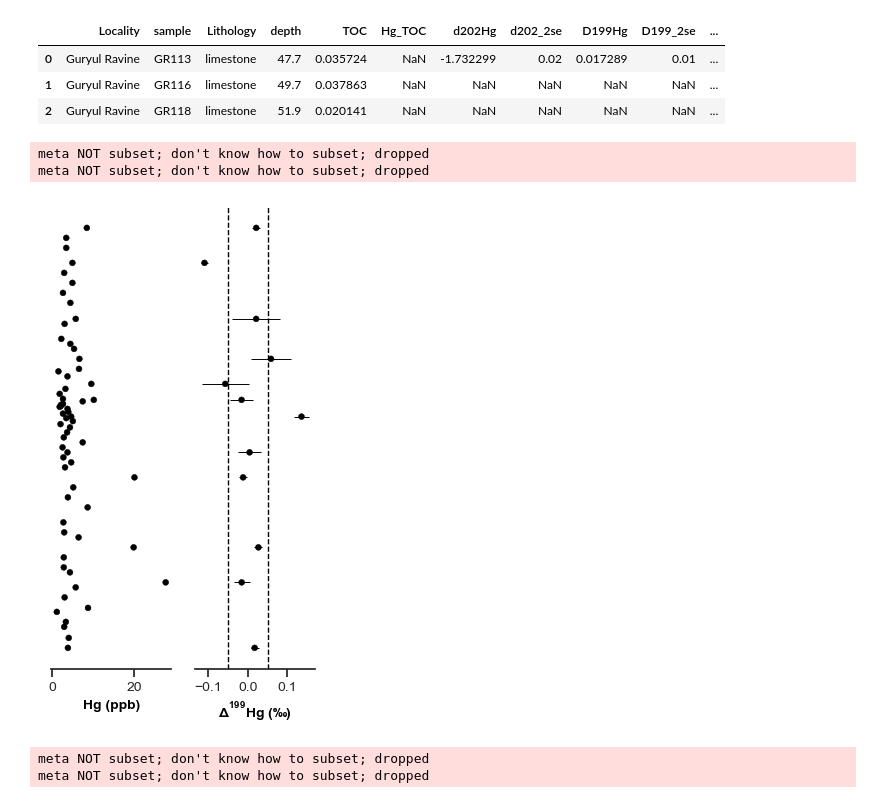
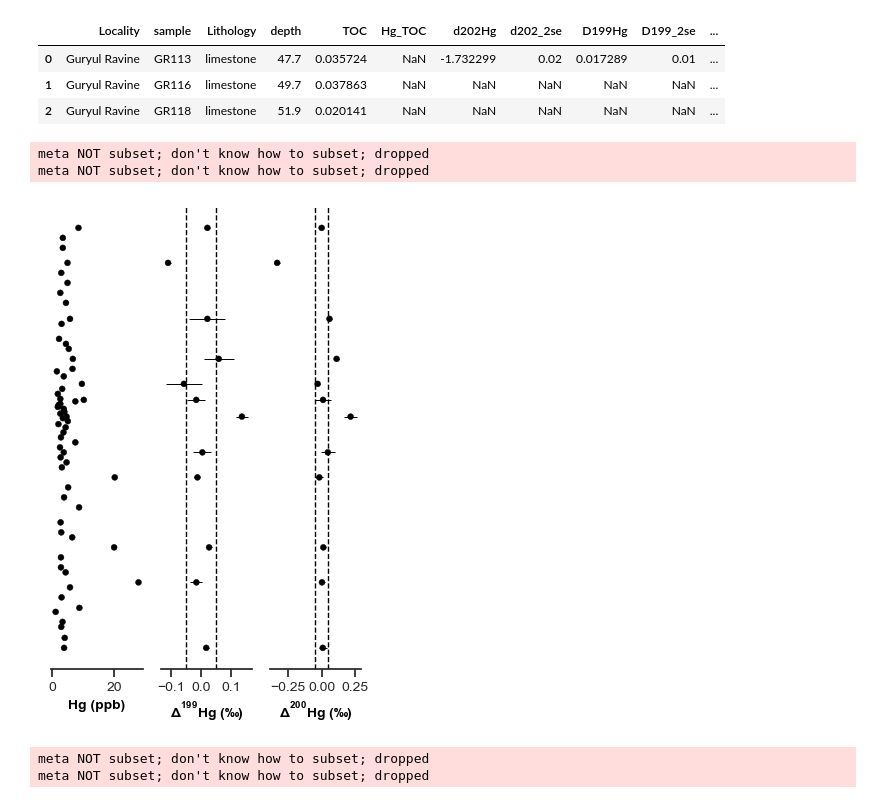
Before and after one commit to oluwaseun-edward/notebooks, a Jupyter notebook: lit_data.ipynb, the cells around one changed output. Drawn from its saved outputs; the diff is of its cells as text; code cells hidden in the pictures.

```diff
--- a/lit_data.ipynb
+++ b/lit_data.ipynb
@@ -36,7 +36,7 @@ err199 = cha.D199_2se
 fig, axes = plt.subplots(figsize=(3.4, 5.6), nrows=1, ncols=2, sharey=True)
 ax0, ax1 = axes
 
-ax_list = [ax0, ax1]
+ax_list = [ax0, ax0]
 plt_list = [Hg, Hg_TOC]
 labels = ["Hg (ppb)", "Hg/TOC (ppb/wt.%)"]
 colors = ["black", "white"]
@@ -51,9 +51,8 @@ for i in range(len(ax_list)):
                     )
     ax_list[i].tick_params(labelsize=10)
     ax_list[i].set_xlabel(labels[i], fontsize=10, c="black", fontweight="bold")
-ax1.errorbar(xerr=err199, y=depth, x=D199, ecolor="black", color="black",
-             linestyle='none', elinewidth=0.7, capthick=0.5, mec='black')
-ax0.set_xticks([0, 50, 100])
+
+ax0.set_xticks([0, 100,200])
 plt.savefig(f'{save_path}WPND-corr.pdf')
 # %% [output]
 meta NOT subset; don't know how to subset; dropped
@@ -107,34 +105,38 @@ Hg_TOC = gur.Hg_TOC
 err199 = gur.D199_2se
 d13C = gur.d13C
 # %%
-fig, axes = plt.subplots(figsize=(3.4, 6), nrows=1, ncols=2, sharey=True)
-ax0, ax1 = axes
+fig, axes = plt.subplots(figsize=(4, 6), nrows=1, ncols=3, sharey=True)
+ax0, ax1, ax2 = axes
 
-ax_list = [ax0, ax1]
-plt_list = [Hg, D199]
-labels = ["Hg (ppb)", "$\Delta^{199}Hg\;(‰)$"]
-colors = ["black", "white", "black"]
+ax_list = [ax0, ax1, ax2]
+plt_list = [Hg, D199, gur.D200Hg]
+labels = ["Hg (ppb)", "$\Delta^{199}Hg\;(‰)$", "$\Delta^{200}Hg\;(‰)$"]
+colors = ["black", "white", "black", "black"]
 # remove the y-axis ticks and y-axis itself.
 sns.despine(left=True, right=True, top=True, bottom=False)
 plt.yticks([])
 
 for i in range(len(ax_list)):
     sns.scatterplot(data=gur, x=plt_list[i], y=depth, ax=ax_list[i],
                     color='black', legend=False, edgecolor='black',
                     size=20,
                     )
     ax_list[i].tick_params(labelsize=10)
     ax_list[i].set_xlabel(labels[i], fontsize=10, c="black", fontweight="bold")
 ax1.errorbar(xerr=err199, y=depth, x=D199, ecolor="black", color="black",
              linestyle='none', elinewidth=0.7, capthick=0.5, mec='black')
+ax2.errorbar(xerr=gur.D200_2se, y=depth, x=gur.D200Hg, ecolor="black", color="black",
+             linestyle='none', elinewidth=0.7, capthick=0.5, mec='black')
 # ax0.set_xticks([0, 20, 40], c="black")
 ax1.axvline(x=-.05, linestyle='--', color='black', linewidth=1)
 ax1.axvline(x=.05, linestyle='--', color='black', linewidth=1)
+ax2.axvline(x=.05, linestyle='--', color='black', linewidth=1)
+ax2.axvline(x=-.05, linestyle='--', color='black', linewidth=1)
 plt.savefig(f'{save_path}Guryul.pdf')
 # %% [output]
 meta NOT subset; don't know how to subset; dropped
 meta NOT subset; don't know how to subset; dropped
-[figure, old version]
+[figure, new version]
 # %%
 fig, axes = plt.subplots(figsize=(3.4, 6), nrows=1, ncols=2, sharey=True)
 ax0, ax1 = axes
```
Also changed, not shown: parts of 11 cells of this notebook, 1 other file.
